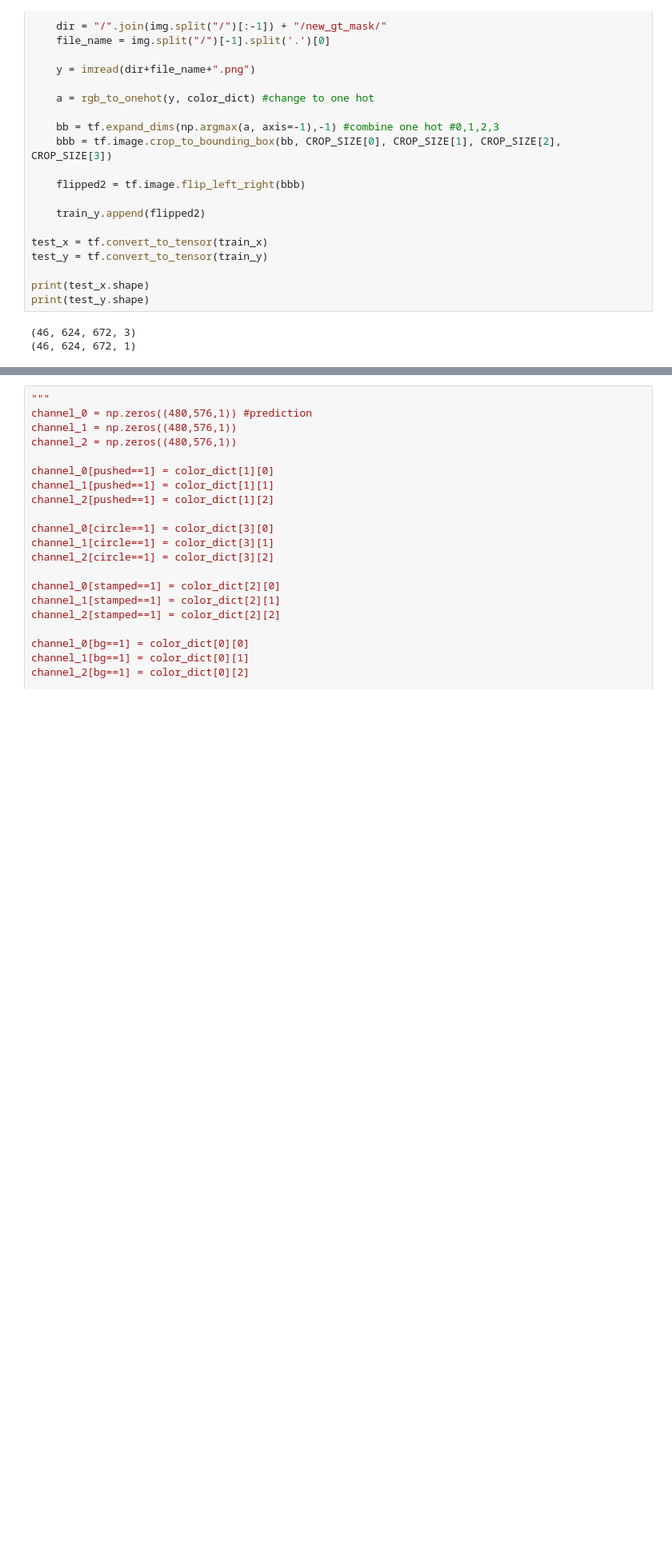
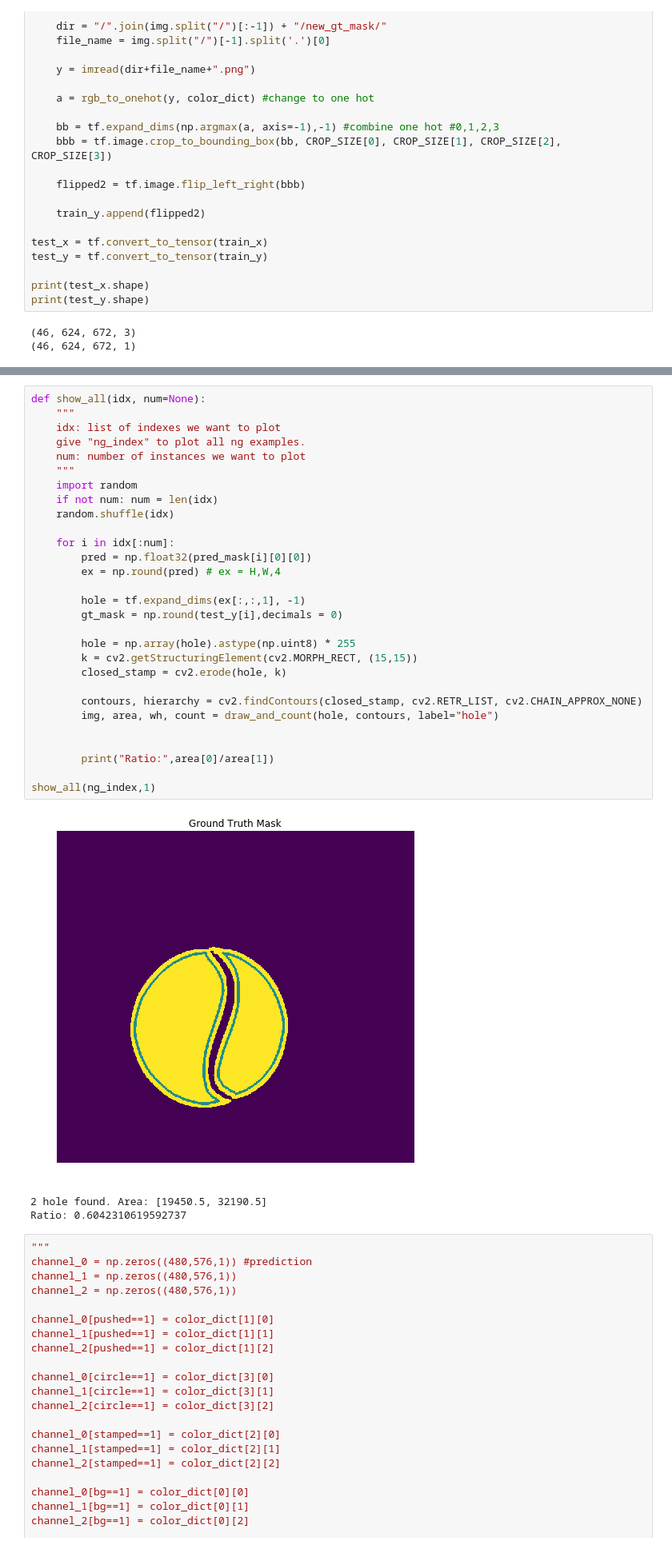
Before and after one commit to jhk0429/Segmentation_project, a Jupyter notebook: Inference_hole.ipynb, the cells around one changed output, grey strips where cells are left out. Shown: that part at 80% size. Cells and saved outputs as stored; diff of their text form; blank space fills up the shorter version.

```diff
--- a/Inference_hole.ipynb
+++ b/Inference_hole.ipynb
@@ -293,3 +305,36 @@ NameError: name 'pushed' is not defined
+# %%
+def show_all(idx, num=None):
+    """
+    idx: list of indexes we want to plot
+    give "ng_index" to plot all ng examples.
+    num: number of instances we want to plot
+    """
+    import random
+    if not num: num = len(idx)
+    random.shuffle(idx)
+
+    for i in idx[:num]:
+        pred = np.float32(pred_mask[i][0][0])
+        ex = np.round(pred) # ex = H,W,4
+
+        hole = tf.expand_dims(ex[:,:,1], -1)
+        gt_mask = np.round(test_y[i],decimals = 0)
+
+        hole = np.array(hole).astype(np.uint8) * 255
+        k = cv2.getStructuringElement(cv2.MORPH_RECT, (15,15))
+        closed_stamp = cv2.erode(hole, k)
+
+        contours, hierarchy = cv2.findContours(closed_stamp, cv2.RETR_LIST, cv2.CHAIN_APPROX_NONE)
+        img, area, wh, count = draw_and_count(hole, contours, label="hole")
+
+
+        print("Ratio:",area[0]/area[1])
+
+show_all(ng_index,1)
+# %% [output]
+[figure, added]
+2 hole found. Area: [19450.5, 32190.5]
+Ratio: 0.6042310619592737
 # %%
 """
 channel_0 = np.zeros((480,576,1)) #prediction
```
Also changed, not shown: parts of 5 cells of this notebook.
